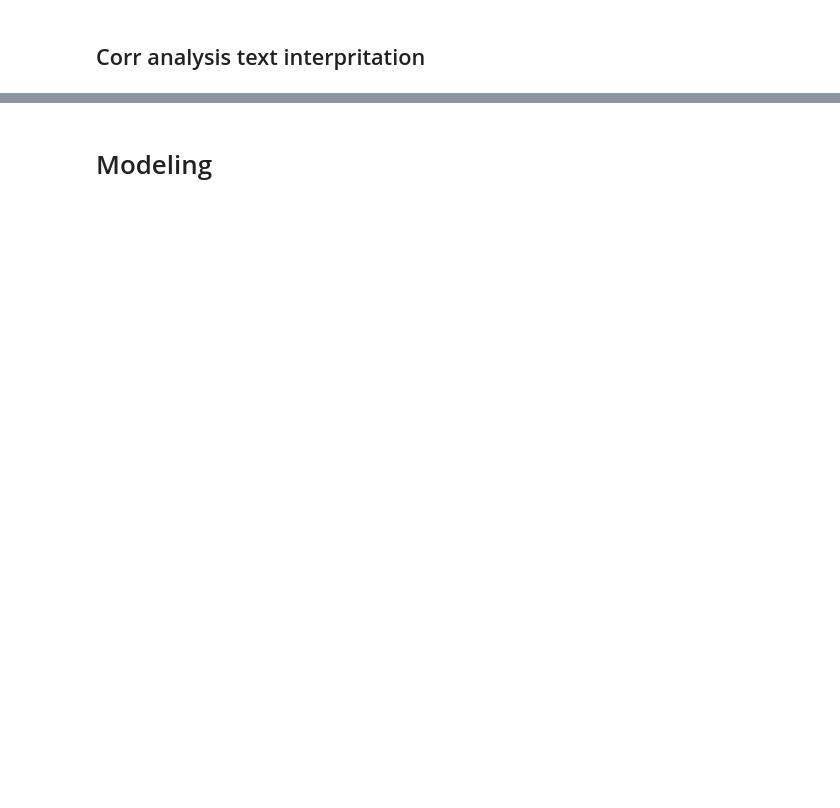
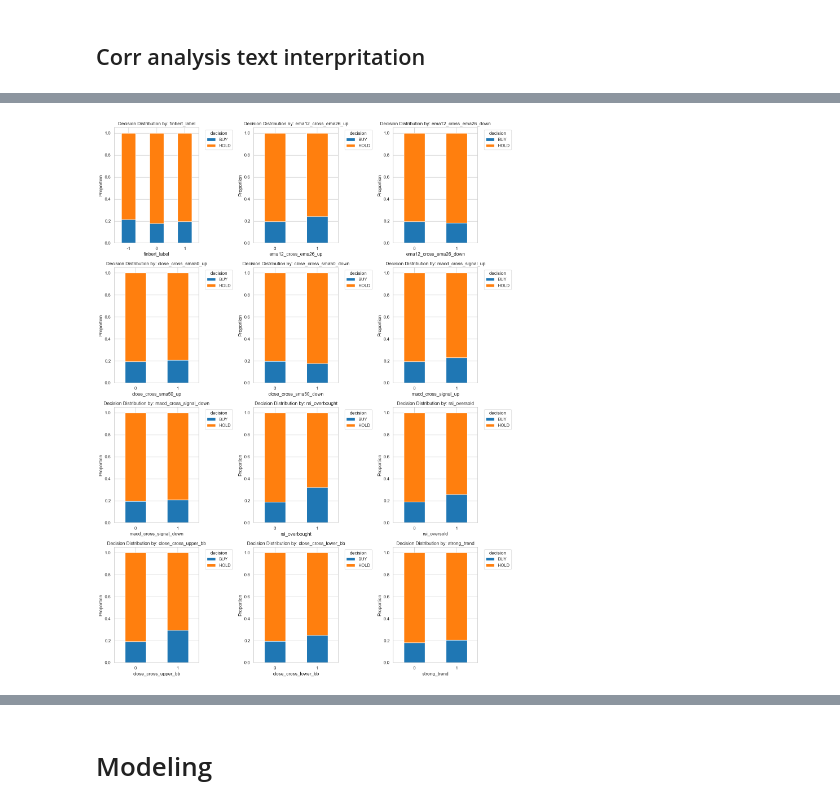
Before and after one commit to JanIzmer/crypto-market-preds, a Jupyter notebook: notebooks/Untitled.ipynb, the cells around one changed output, grey strips where cells are left out. Drawn from its saved outputs; the diff is of its cells as text; code cells hidden in the pictures; blank space fills up the shorter version.

```diff
--- a/notebooks/Untitled.ipynb
+++ b/notebooks/Untitled.ipynb
@@ -451,0 +463,46 @@ plt.show()
+# %%
+def visualize_contingency(df: pd.DataFrame, target_col: str, feature_cols: list):
+
+    sns.set_style("whitegrid")
+
+    n_features = len(feature_cols)
+    if n_features == 0:
+        print("Feature list is empty.")
+        return
+
+    # Determine the optimal number of rows and columns
+    n_cols = 3
+    n_rows = (n_features + n_cols - 1) // n_cols
+
+    fig, axes = plt.subplots(n_rows, n_cols, figsize=(5 * n_cols, 5 * n_rows))
+    axes = axes.flatten() # Convert the 2D array of axes to 1D
+
+    for idx, col in enumerate(feature_cols):
+        if idx >= len(axes): break # Safety break if there are more plots than available spaces
+
+        # 1. Create the contingency table and normalize
+        # Normalize by row (index) - to see the distribution within each feature state
+        contingency_norm = pd.crosstab(df[col], df[target_col], normalize='index')
+
+        # 2. Build the Stacked Bar Plot
+        contingency_norm.plot(kind='bar', stacked=True, ax=axes[idx], color=['#1f77b4', '#ff7f0e'])
+
+        axes[idx].set_title(f'Decision Distribution by: {col}', fontsize=12)
+        axes[idx].set_xlabel(col)
+        axes[idx].set_ylabel('Proportion')
+        axes[idx].tick_params(axis='x', rotation=0) # Remove X label rotation
+        axes[idx].legend(title=target_col, bbox_to_anchor=(1.05, 1), loc='upper left')
+
+    # Hide unused subplots
+    for i in range(n_features, len(axes)):
+        fig.delaxes(axes[i])
+
+    plt.tight_layout()
+    plt.show()
+
+BINARY_FEATURES = [
+    feature for feature in df_for_training.columns if feature not in ['decision', 'sentiment_score', 'finbert_score']
+]
+visualize_contingency(df, 'decision', BINARY_FEATURES)
+# %% [output]
+[figure, added]
```
Also changed, not shown: parts of 32 cells of this notebook, 37 other files.
